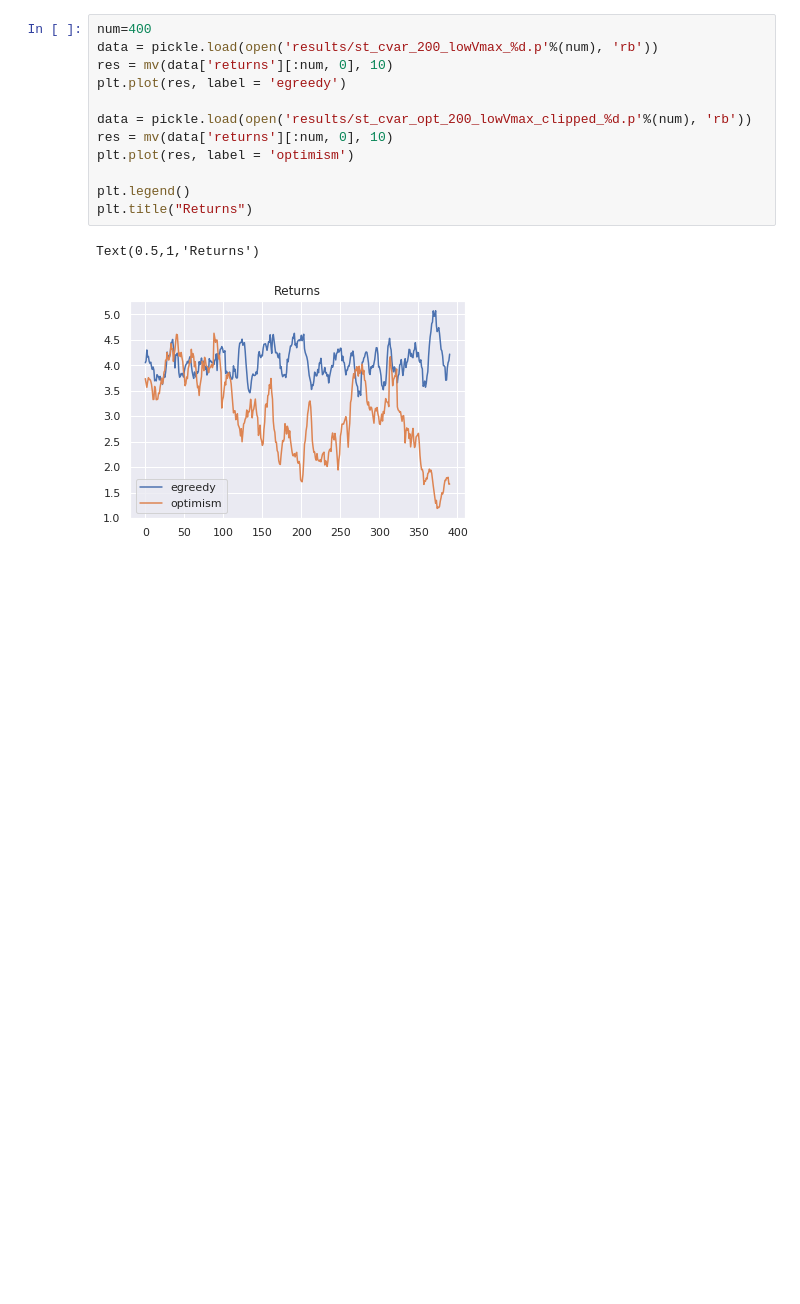
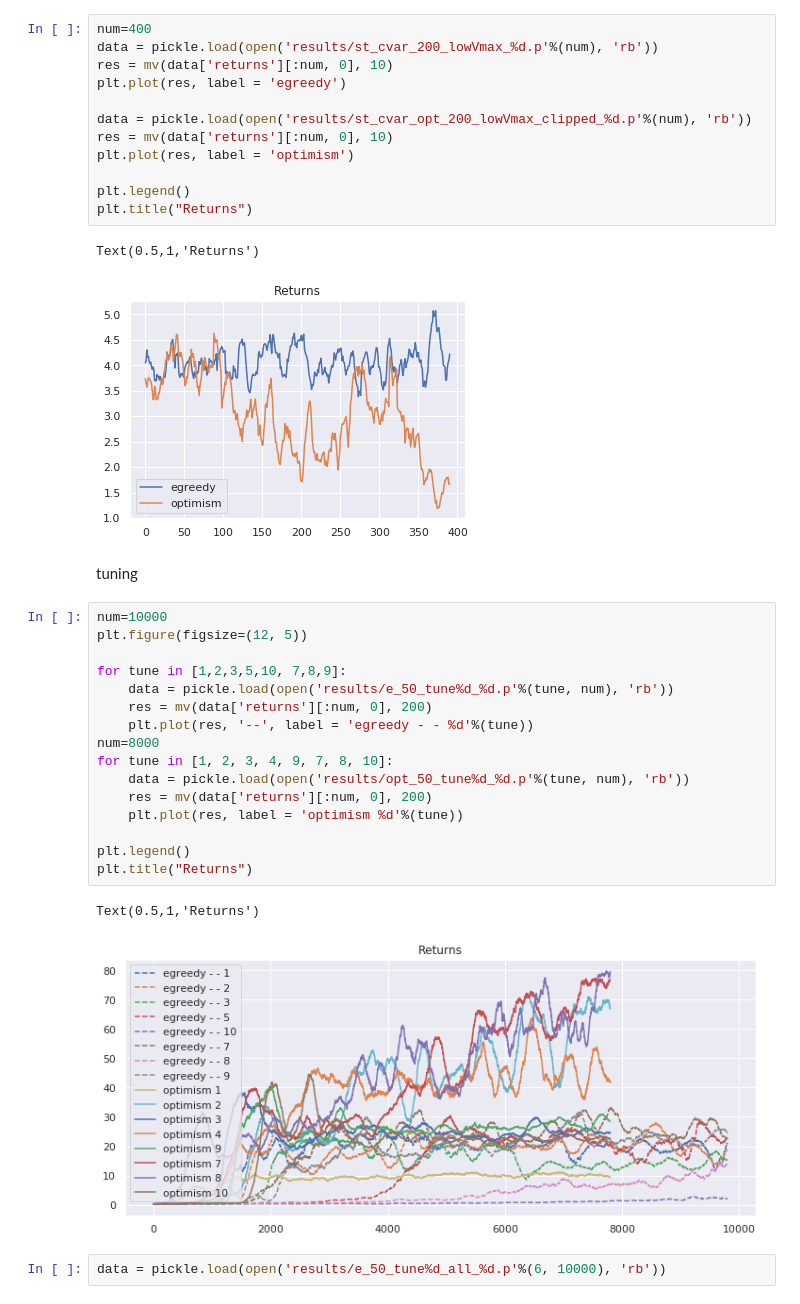
Before and after one commit to Rkeramati/cvar, a Jupyter notebook: hiv/Final Step by Step check.ipynb, the cells around one changed output. Drawn from its saved outputs; the diff is of its cells as text; blank space fills up the shorter version.

```diff
--- a/hiv/Final Step by Step check.ipynb
+++ b/hiv/Final Step by Step check.ipynb
@@ -352,3 +352,26 @@ plt.title("Returns")
 # %% [output]
 Text(0.5,1,'Returns')
 [figure]
+# %% [markdown]
+tuning
+# %%
+num=10000
+plt.figure(figsize=(12, 5))
+
+for tune in [1,2,3,5,10, 7,8,9]:
+    data = pickle.load(open('results/e_50_tune%d_%d.p'%(tune, num), 'rb'))
+    res = mv(data['returns'][:num, 0], 200)
+    plt.plot(res, '--', label = 'egreedy - - %d'%(tune))
+num=8000
+for tune in [1, 2, 3, 4, 9, 7, 8, 10]:
+    data = pickle.load(open('results/opt_50_tune%d_%d.p'%(tune, num), 'rb'))
+    res = mv(data['returns'][:num, 0], 200)
+    plt.plot(res, label = 'optimism %d'%(tune))
+
+plt.legend()
+plt.title("Returns")
+# %% [output]
+Text(0.5,1,'Returns')
+[figure, added]
+# %%
+data = pickle.load(open('results/e_50_tune%d_all_%d.p'%(6, 10000), 'rb'))
```
Also changed, not shown: parts of 3 cells of this notebook, 1 other file.
